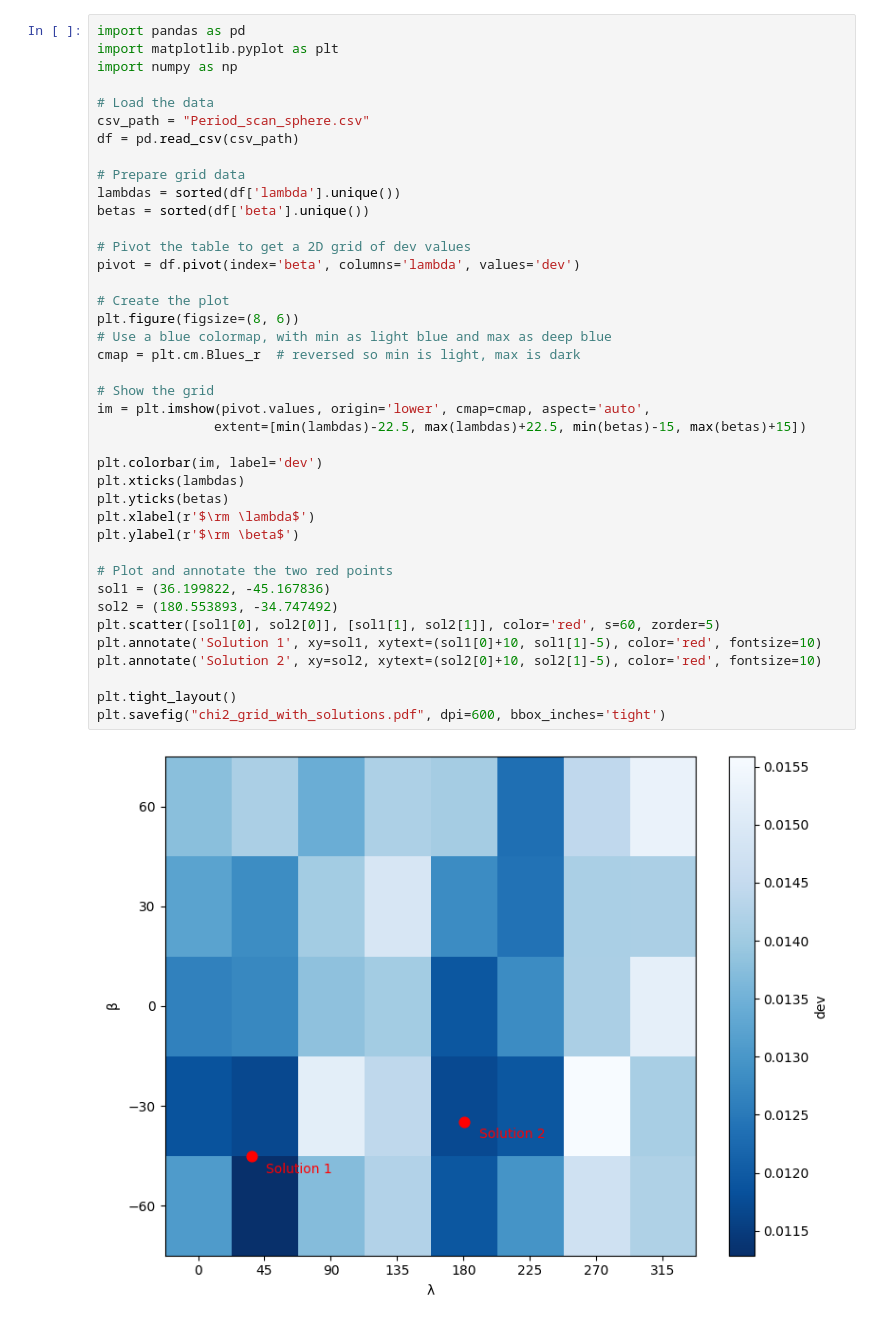
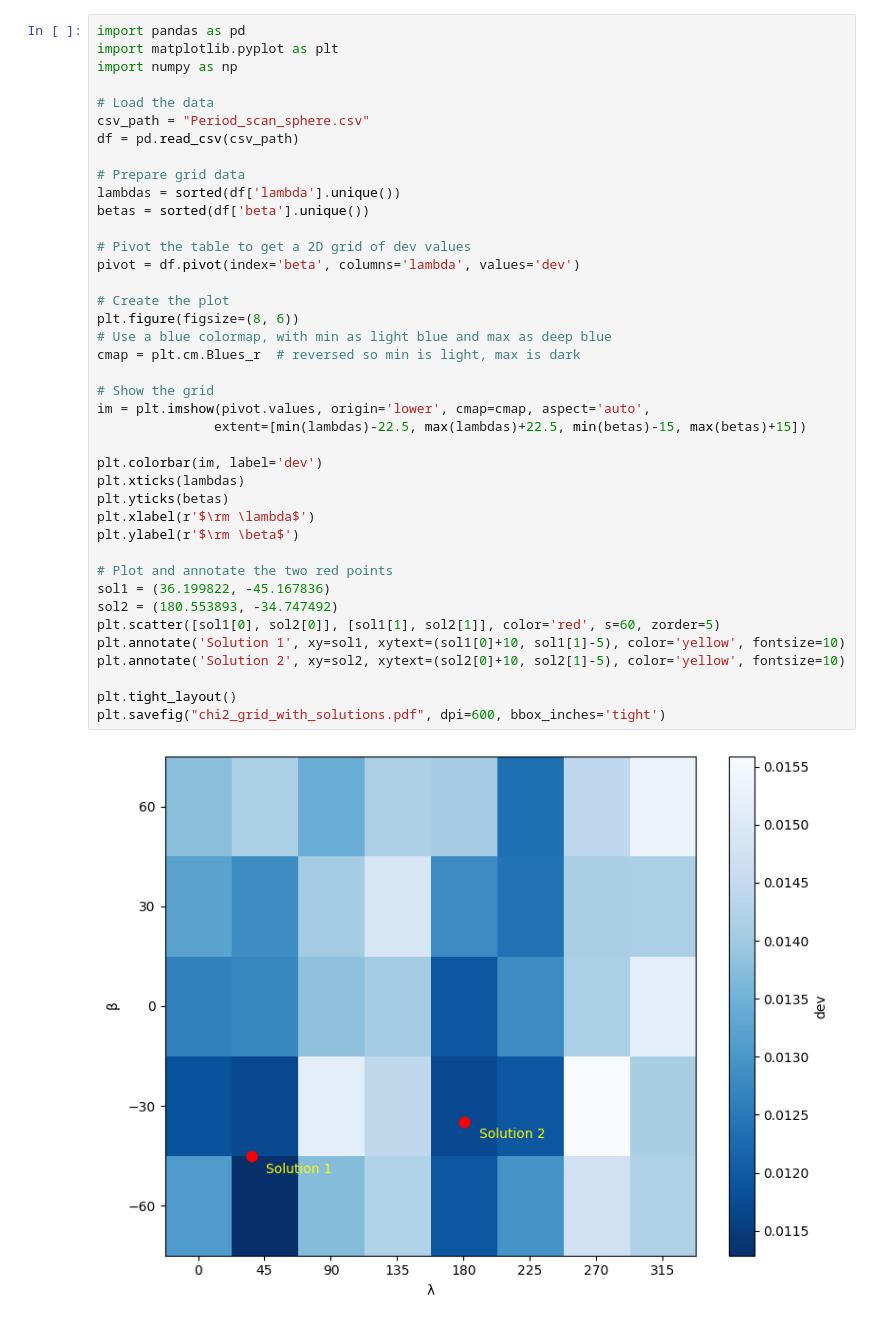
Before and after one commit to ASTR0MNSTR/univ_codes, a Jupyter notebook: 2025_2026/04-asteroids/chi2_grid/grid_show.ipynb, the cells around one changed output. Cells and saved outputs as stored; diff of their text form.

```diff
--- a/2025_2026/04-asteroids/chi2_grid/grid_show.ipynb
+++ b/2025_2026/04-asteroids/chi2_grid/grid_show.ipynb
@@ -10,33 +10,33 @@ df = pd.read_csv(csv_path)
 # Prepare grid data
 lambdas = sorted(df['lambda'].unique())
 betas = sorted(df['beta'].unique())
 
 # Pivot the table to get a 2D grid of dev values
 pivot = df.pivot(index='beta', columns='lambda', values='dev')
 
 # Create the plot
 plt.figure(figsize=(8, 6))
 # Use a blue colormap, with min as light blue and max as deep blue
 cmap = plt.cm.Blues_r  # reversed so min is light, max is dark
 
 # Show the grid
 im = plt.imshow(pivot.values, origin='lower', cmap=cmap, aspect='auto',
                extent=[min(lambdas)-22.5, max(lambdas)+22.5, min(betas)-15, max(betas)+15])
 
 plt.colorbar(im, label='dev')
 plt.xticks(lambdas)
 plt.yticks(betas)
 plt.xlabel(r'$\rm \lambda$')
 plt.ylabel(r'$\rm \beta$')
 
 # Plot and annotate the two red points
 sol1 = (36.199822, -45.167836)
 sol2 = (180.553893, -34.747492)
 plt.scatter([sol1[0], sol2[0]], [sol1[1], sol2[1]], color='red', s=60, zorder=5)
-plt.annotate('Solution 1', xy=sol1, xytext=(sol1[0]+10, sol1[1]-5), color='red', fontsize=10)
-plt.annotate('Solution 2', xy=sol2, xytext=(sol2[0]+10, sol2[1]-5), color='red', fontsize=10)
+plt.annotate('Solution 1', xy=sol1, xytext=(sol1[0]+10, sol1[1]-5), color='yellow', fontsize=10)
+plt.annotate('Solution 2', xy=sol2, xytext=(sol2[0]+10, sol2[1]-5), color='yellow', fontsize=10)
 
 plt.tight_layout()
 plt.savefig("chi2_grid_with_solutions.pdf", dpi=600, bbox_inches='tight')
 # %% [output]
-[figure, old version]
+[figure, new version]
```
Also changed, not shown: 2 other files.
